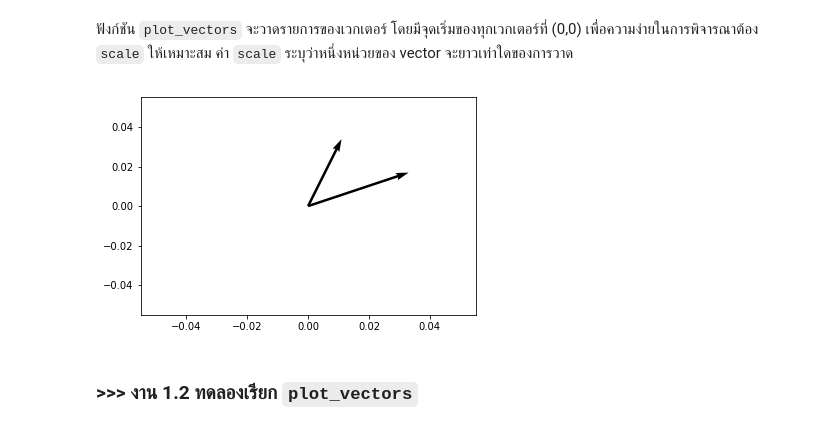
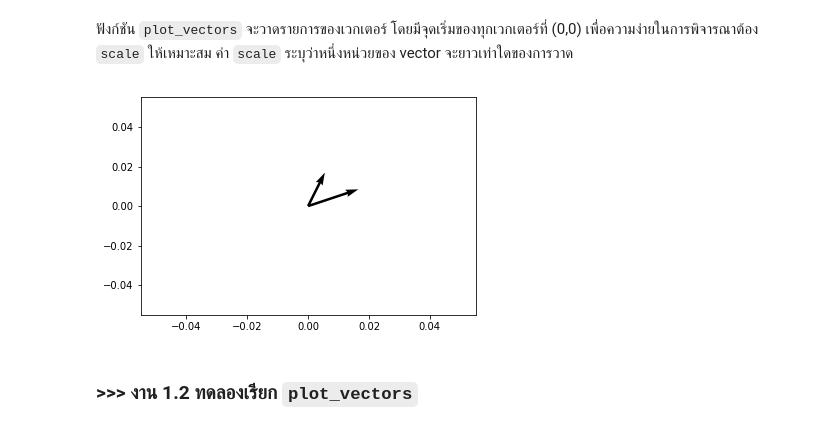
Before and after one commit to aslupin/Linear-algebra, a Jupyter notebook: 1-basic-operations.ipynb, the cells around one changed output. Drawn from its saved outputs; the diff is of its cells as text; code cells hidden in the pictures.

```diff
--- a/1-basic-operations.ipynb
+++ b/1-basic-operations.ipynb
@@ -55,10 +55,10 @@ def plot_vectors(vectors, scale):
 # %%
 v1 = [1,2]
 v2 = [3,1]
 vectors = [v1,v2]
-plot_vectors(vectors, 10)
+plot_vectors(vectors, 20)
 # %% [output]
-[figure, old version]
+[figure, new version]
 # %%
 # ด้านล่างเราคำนวณผลคูณของ 0.1, 0.2, 0.3,..., 1 กับ v1
 vectors = [scalar_mult(a/10, v1) for a in range(1,10)]
```
Also changed, not shown: parts of 8 cells of this notebook, 3 other files.
